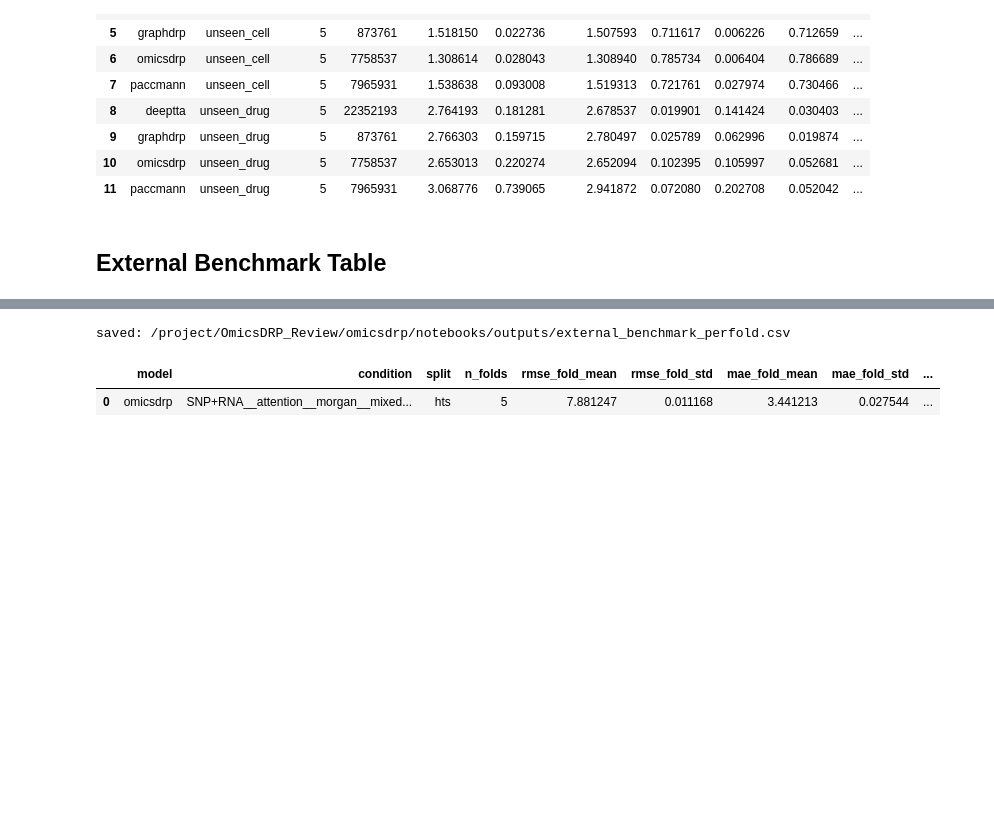
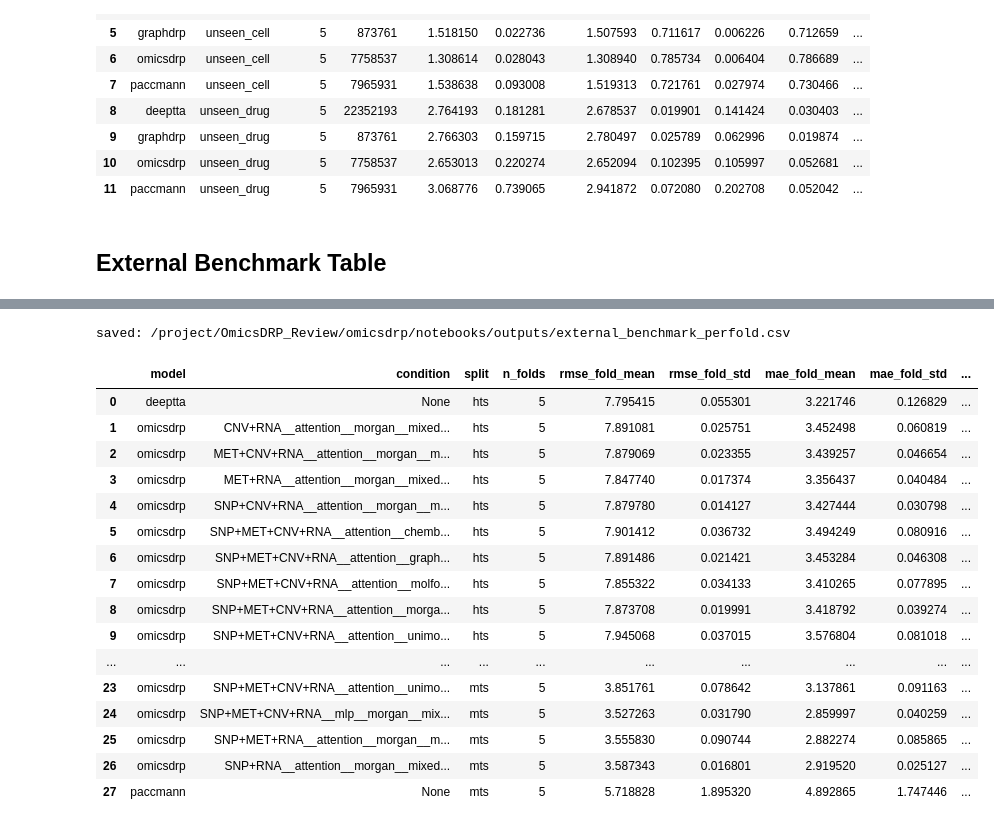
Before and after one commit to jmj3078/OmicsDRP, a Jupyter notebook: omicsdrp/notebooks/results_summary.ipynb, the cells around one changed output, grey strips where cells are left out. Drawn from its saved outputs; the diff is of its cells as text; code cells hidden in the pictures; blank space fills up the shorter version.

```diff
--- a/omicsdrp/notebooks/results_summary.ipynb
+++ b/omicsdrp/notebooks/results_summary.ipynb
@@ -601,38 +599,49 @@ def _fold_metrics(true, pred):
     return {'rmse': rmse, 'mae': mae, 'r2': r2, 'pearson': pearson, 'spearman': spearman}
 
 def load_external_perfold():
-    """Per-model-in-the-ensemble metrics (mean/std across the K fold models),
-    only for predictions files that have pred_fold* columns saved -- older
-    runs (before per-fold columns were added) only have the ensemble mean and
-    are skipped here (they still appear in external_bench above)."""
     rows = []
     for p in sorted(EXTERNAL_DIR.glob('*_predictions.parquet')):
         stem = p.name[:-len('_predictions.parquet')]
         model, condition, split = parse_external_tag(stem)
         df = pd.read_parquet(p)
         fold_cols = [c for c in df.columns if c.startswith('pred_fold')]
         if not fold_cols:
             continue
         true = df['true'].values
         per_fold = [_fold_metrics(true, df[c].values) for c in fold_cols]
         rec = {'model': model, 'condition': condition, 'split': split, 'n_folds': len(fold_cols)}
         for m in EXTERNAL_METRICS:
             vals = np.array([f[m] for f in per_fold])
             rec[f'{m}_fold_mean'] = vals.mean()
             rec[f'{m}_fold_std'] = vals.std()
         rows.append(rec)
     return pd.DataFrame(rows)
 
 external_perfold = load_external_perfold()
 if external_perfold.empty:
     print('no pred_fold* columns found -- rerun the ccle_infer_* scripts '
           '(now updated to save each fold model\'s prediction) to populate this table')
 else:
     external_perfold = external_perfold.sort_values(['split', 'model', 'condition']).reset_index(drop=True)
     external_perfold.to_csv('outputs/external_benchmark_perfold.csv', index=False)
     print('saved:', os.path.abspath('outputs/external_benchmark_perfold.csv'))
 external_perfold
 # %% [output]
 saved: /project/OmicsDRP_Review/omicsdrp/notebooks/outputs/external_benchmark_perfold.csv
 |  | model | condition | split | n_folds | rmse_fold_mean | rmse_fold_std | mae_fold_mean | mae_fold_std | ... |
-| 0 | omicsdrp | SNP+RNA__attention__morgan__mixed... | hts | 5 | 7.881247 | 0.011168 | 3.441213 | 0.027544 | ... |
+| 0 | deeptta | None | hts | 5 | 7.795415 | 0.055301 | 3.221746 | 0.126829 | ... |
+| 1 | omicsdrp | CNV+RNA__attention__morgan__mixed... | hts | 5 | 7.891081 | 0.025751 | 3.452498 | 0.060819 | ... |
+| 2 | omicsdrp | MET+CNV+RNA__attention__morgan__m... | hts | 5 | 7.879069 | 0.023355 | 3.439257 | 0.046654 | ... |
+| 3 | omicsdrp | MET+RNA__attention__morgan__mixed... | hts | 5 | 7.847740 | 0.017374 | 3.356437 | 0.040484 | ... |
+| 4 | omicsdrp | SNP+CNV+RNA__attention__morgan__m... | hts | 5 | 7.879780 | 0.014127 | 3.427444 | 0.030798 | ... |
+| 5 | omicsdrp | SNP+MET+CNV+RNA__attention__chemb... | hts | 5 | 7.901412 | 0.036732 | 3.494249 | 0.080916 | ... |
+| 6 | omicsdrp | SNP+MET+CNV+RNA__attention__graph... | hts | 5 | 7.891486 | 0.021421 | 3.453284 | 0.046308 | ... |
+| 7 | omicsdrp | SNP+MET+CNV+RNA__attention__molfo... | hts | 5 | 7.855322 | 0.034133 | 3.410265 | 0.077895 | ... |
+| 8 | omicsdrp | SNP+MET+CNV+RNA__attention__morga... | hts | 5 | 7.873708 | 0.019991 | 3.418792 | 0.039274 | ... |
+| 9 | omicsdrp | SNP+MET+CNV+RNA__attention__unimo... | hts | 5 | 7.945068 | 0.037015 | 3.576804 | 0.081018 | ... |
+| ... | ... | ... | ... | ... | ... | ... | ... | ... | ... |
+| 23 | omicsdrp | SNP+MET+CNV+RNA__attention__unimo... | mts | 5 | 3.851761 | 0.078642 | 3.137861 | 0.091163 | ... |
+| 24 | omicsdrp | SNP+MET+CNV+RNA__mlp__morgan__mix... | mts | 5 | 3.527263 | 0.031790 | 2.859997 | 0.040259 | ... |
+| 25 | omicsdrp | SNP+MET+RNA__attention__morgan__m... | mts | 5 | 3.555830 | 0.090744 | 2.882274 | 0.085865 | ... |
+| 26 | omicsdrp | SNP+RNA__attention__morgan__mixed... | mts | 5 | 3.587343 | 0.016801 | 2.919520 | 0.025127 | ... |
+| 27 | paccmann | None | mts | 5 | 5.718828 | 1.895320 | 4.892865 | 1.747446 | ... |
```
Also changed, not shown: parts of 1 cell of this notebook.
